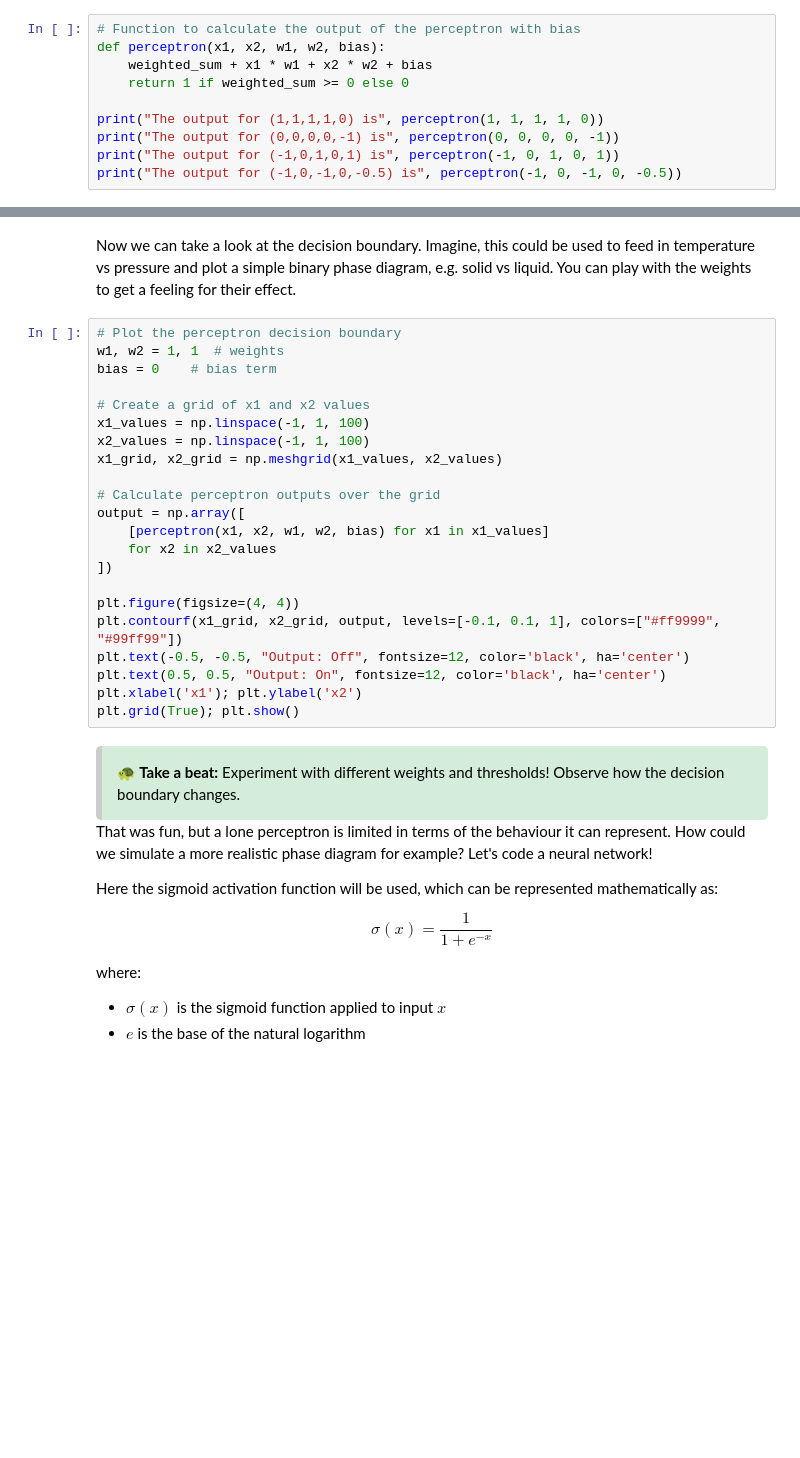
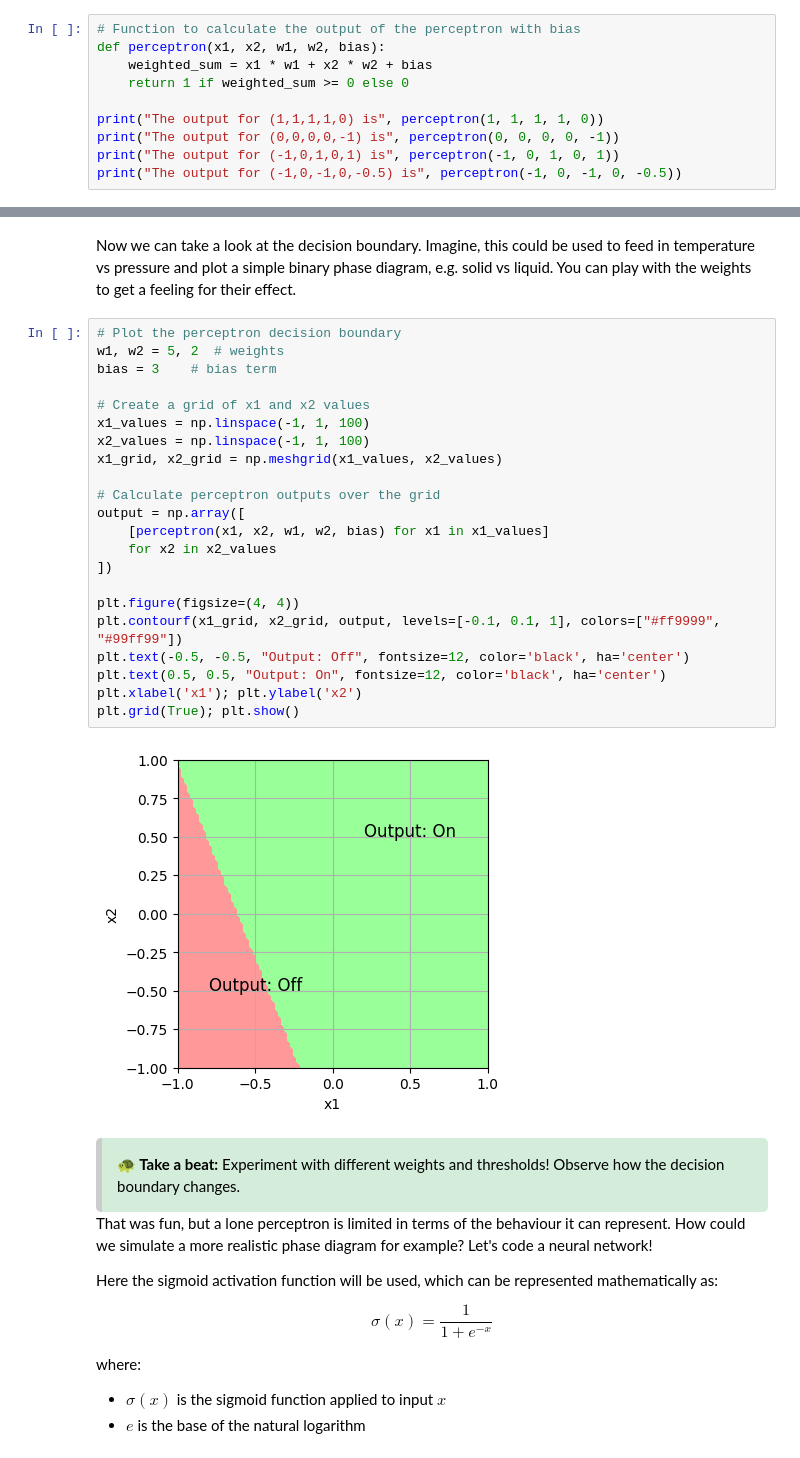
Before and after one commit to AyhamSaffar/ICL_AI_Course, a Jupyter notebook: Exercises/Lecture6.ipynb, the cells around one changed output, grey strips where cells are left out. Saved outputs shown, nothing was run; the diff lists cells and outputs as text; blank space fills up the shorter version.

```diff
--- a/Exercises/Lecture6.ipynb
+++ b/Exercises/Lecture6.ipynb
@@ -47,7 +47,7 @@ Let's start with defining a perceptron function and understanding the input/outp
 # %%
 # Function to calculate the output of the perceptron with bias
 def perceptron(x1, x2, w1, w2, bias):
-    weighted_sum + x1 * w1 + x2 * w2 + bias
+    weighted_sum = x1 * w1 + x2 * w2 + bias
     return 1 if weighted_sum >= 0 else 0
 
 print("The output for (1,1,1,1,0) is", perceptron(1, 1, 1, 1, 0))
@@ -63,26 +68,28 @@ You want to define `weighted_sum`, not add it to the inputs!
 Now we can take a look at the decision boundary. Imagine, this could be used to feed in temperature vs pressure and plot a simple binary phase diagram, e.g. solid vs liquid. You can play with the weights to get a feeling for their effect.
 # %%
 # Plot the perceptron decision boundary
-w1, w2 = 1, 1  # weights
-bias = 0    # bias term
+w1, w2 = 5, 2  # weights
+bias = 3    # bias term
 
 # Create a grid of x1 and x2 values
 x1_values = np.linspace(-1, 1, 100)
 x2_values = np.linspace(-1, 1, 100)
 x1_grid, x2_grid = np.meshgrid(x1_values, x2_values)
 
 # Calculate perceptron outputs over the grid
 output = np.array([
     [perceptron(x1, x2, w1, w2, bias) for x1 in x1_values]
     for x2 in x2_values
 ])
 
 plt.figure(figsize=(4, 4))
 plt.contourf(x1_grid, x2_grid, output, levels=[-0.1, 0.1, 1], colors=["#ff9999", "#99ff99"])
 plt.text(-0.5, -0.5, "Output: Off", fontsize=12, color='black', ha='center')
 plt.text(0.5, 0.5, "Output: On", fontsize=12, color='black', ha='center')
 plt.xlabel('x1'); plt.ylabel('x2')
 plt.grid(True); plt.show()
+# %% [output]
+[figure, added]
 # %% [markdown]
 <div style="background-color: #d4edda; border-left: 6px solid #ccc; margin: 20px; padding: 15px; border-radius: 5px;">
     <strong>🐢 Take a beat:</strong> Experiment with different weights and thresholds! Observe how the decision boundary changes.
```
Also changed, not shown: parts of 19 cells of this notebook, 10 other files.
